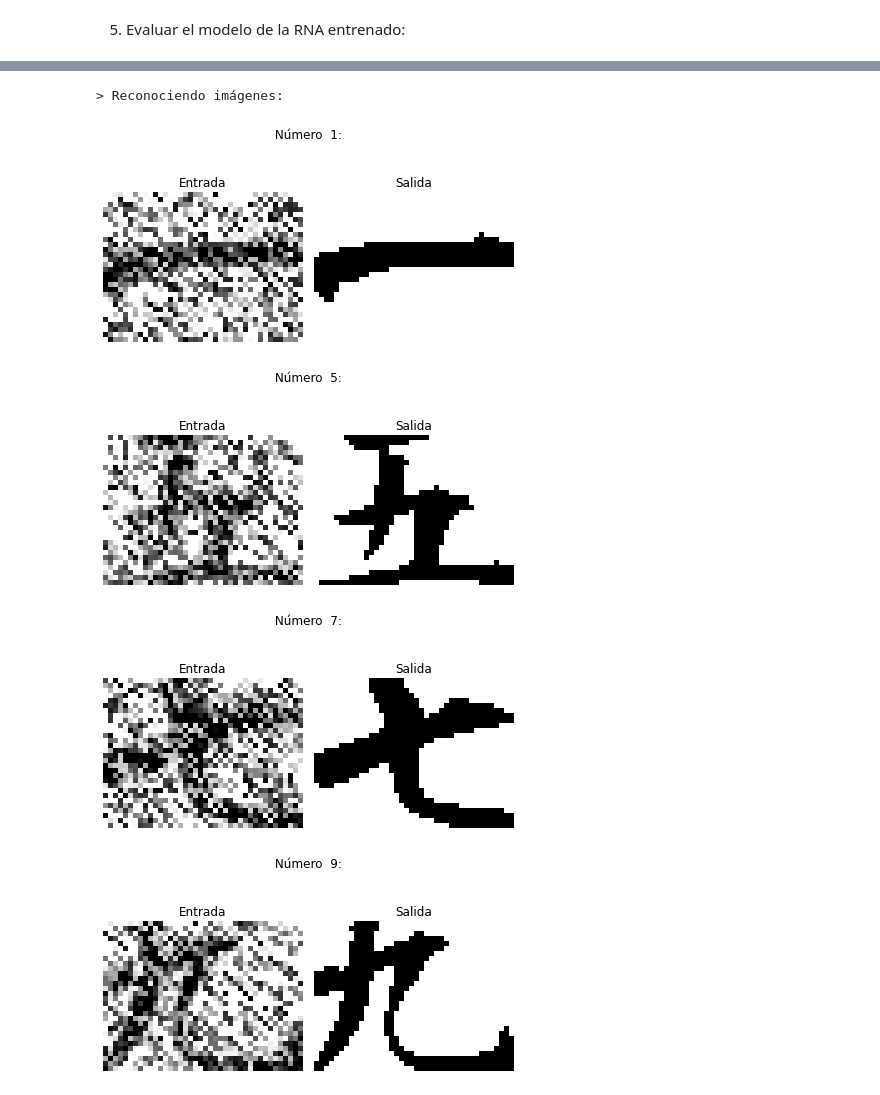
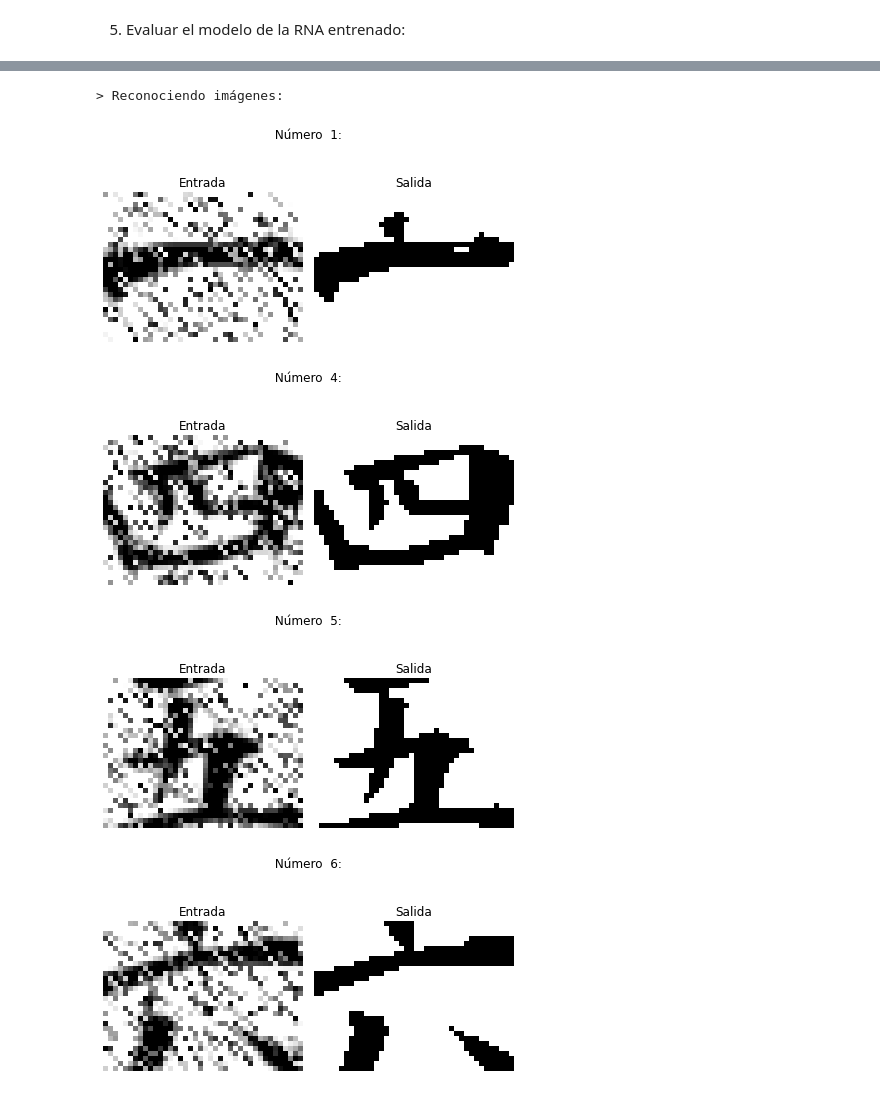
Before and after one commit to PGP-MachineLearning/demoIA, a Jupyter notebook: RNA-HFD-reconocer-Nros-Chinos.ipynb, the cells around one changed output, grey strips where cells are left out. Cells and saved outputs as stored; diff of their text form; code cells hidden in the pictures.

```diff
--- a/RNA-HFD-reconocer-Nros-Chinos.ipynb
+++ b/RNA-HFD-reconocer-Nros-Chinos.ipynb
@@ -30,7 +30,7 @@ from google.colab import drive
 drive.mount('/content/gdrive', force_remount=True)
 
 # directorio local en Google Drive
-path = 'gdrive/My Drive/IA/IA/ImagenesNrosChinos' #@param {type:"string"}
+path = 'gdrive/My Drive/IA/demoIA/ImagenesNrosChinos' #@param {type:"string"}
 # %% [output]
 Mounted at /content/gdrive
 # %% [markdown]
@@ -107,11 +107,15 @@ Tamaño Imagen:  (50, 50, 1)
 ... (9 outputs left out)
 # %%
 #@title Seleccionar imágenes para entrenar
+
+# selecciona por defecto las que aprende bien
+# ( 1+4+5+7+9 )
+clases_selecc = ['Número  1',  'Número  4', 'Número  5', 'Número  6', 'Número  7',  'Número  9' ]
 
 # combo selección de imágenes
 selImagenes = widgets.SelectMultiple(
       options=list(clases_original),
-      value=list([]),
+      value=list(clases_selecc),
       description='Seleccionar Imágenes:',
       rows=len(clases_original),
       layout=Layout(display="flex")
@@ -164,7 +168,7 @@ def compararMatrices(m1, m2):
 # Convertir imagen a un vector
 def readImg2array(pilIN, thresholdPix=150):
     imgArray = np.asarray(pilIN, dtype=np.uint8)
-    x = np.ones(imgArray.shape, dtype=np.float)
+    x = np.ones(imgArray.shape, dtype=np.float64)
     x[imgArray >= thresholdPix] = -1
     #x[imgArray < thresholdPix] = 1
     #x[x==0] = -1
@@ -432,7 +436,7 @@ else:
 # %%
 #@title Probar red entrenada con imágenes que se les agrega ruido
 
-cantidad_ruido = 1000 #@param {type: "integer"}
+cantidad_ruido = 500 #@param {type: "integer"}
 solo_imagenes_entrenadas = True #@param {type: "boolean"}
 
 # agrega ruido al azar en la imagen
@@ -450,34 +454,34 @@ def agregarRuido(imagen, cantidad=250):
       if tipo == 1:
         draw.point((posX, posY, posX, posY), fill=color)
       elif tipo == 2:
         draw.ellipse((posX, posY, posX + tam, posY + tam), fill=color)
       elif tipo == 3:
         draw.line((posX, posY, posX + tam, posY + tam), fill=color)
     return imagen
 
 if matW is None:
   print("Error: la matriz de pesos W no se encuentra definida!")
 else:
   if len(imgsEntrenar)==0:
     print("No hay imágenes para procesar!")
   else:
     # agrega ruido en las imagenes
     imgsRuido = []
     if solo_imagenes_entrenadas:
       # solo imágenes entrenadas
       clasesRuido = clasesEntrenar
       for im in imgsEntrenar:
         imgsRuido.append( agregarRuido( copy.deepcopy(im), cantidad_ruido ) )
     else:
       # todas las imágenes
       clasesRuido = clases_original
       for im in images_original:
         imgsRuido.append( agregarRuido( copy.deepcopy(im), cantidad_ruido ) )
     # procesar imágenes de entrenamiento
     reconocerImagenes(imgsRuido, clasesRuido)
 # %% [output]
 > Reconociendo imágenes:
-[figure, old version]
+[figure, new version]
-[figure, old version]
+[figure, new version]
-[figure, old version]
+[figure, new version]
-[figure, old version]
+[figure, new version]
```
Also changed, not shown: parts of 6 cells of this notebook, 6 other files.
